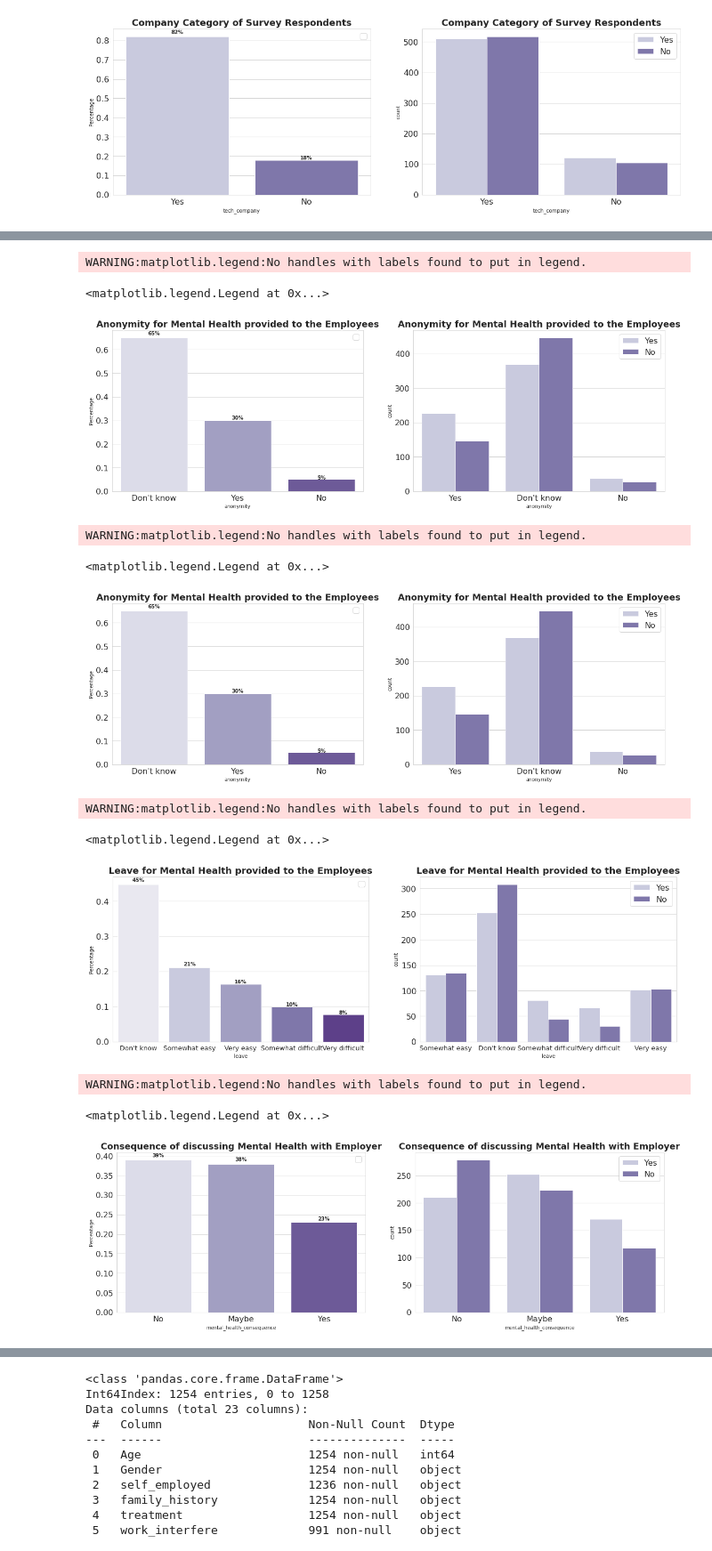
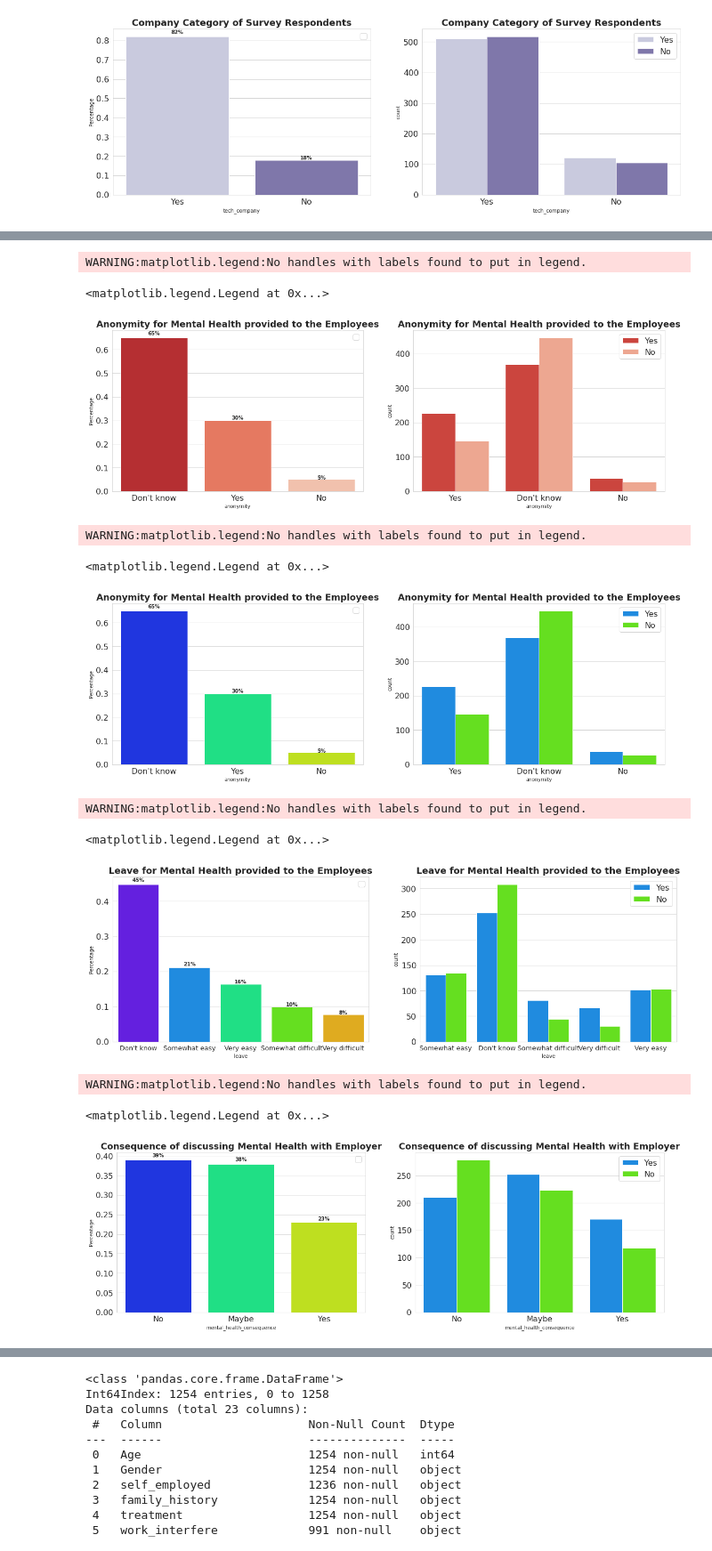
Before and after one commit to pawanshaw66/Mental_Health_pre, a Jupyter notebook: Task1_Curea.ipynb, the cells around one changed output, grey strips where cells are left out. Shown at 89% size. Saved outputs shown, nothing was run; the diff lists cells and outputs as text; code cells hidden in the pictures.

```diff
--- a/Task1_Curea.ipynb
+++ b/Task1_Curea.ipynb
@@ -383,7 +382,7 @@ WARNING:matplotlib.legend:No handles with labels found to put in legend.
 plt.figure(figsize=(20,6))
 plt.subplot(1,2,1)
 eda_percentage = df['wellness_program'].value_counts(normalize = True).rename_axis('wellness_program').reset_index(name = 'Percentage')
-ax = sns.barplot(x = 'wellness_program', y = 'Percentage', data = eda_percentage, palette='Purples')
+ax = sns.barplot(x = 'wellness_program', y = 'Percentage', data = eda_percentage, palette='BuGn')
 for p in ax.patches:
     width = p.get_width()
     height = p.get_height()
@@ -396,7 +395,7 @@ plt.yticks(fontsize=16)
 plt.legend(fontsize=16)
 
 plt.subplot(1,2,2)
-sns.countplot(df['wellness_program'], hue = df['treatment'], palette='Purples')
+sns.countplot(df['wellness_program'], hue = df['treatment'], palette='Reds_r')
 plt.title('Mental Health in Wellness Program provided to the Employees', fontsize=16, fontweight='bold')
 plt.xticks(fontsize=16)
 plt.yticks(fontsize=16)
@@ -409,7 +408,7 @@ WARNING:matplotlib.legend:No handles with labels found to put in legend.
 plt.figure(figsize=(20,6))
 plt.subplot(1,2,1)
 eda_percentage = df['anonymity'].value_counts(normalize = True).rename_axis('anonymity').reset_index(name = 'Percentage')
-ax = sns.barplot(x = 'anonymity', y = 'Percentage', data = eda_percentage, palette='Purples')
+ax = sns.barplot(x = 'anonymity', y = 'Percentage', data = eda_percentage, palette='Reds_r')
 for p in ax.patches:
     width = p.get_width()
     height = p.get_height()
@@ -422,7 +421,7 @@ plt.yticks(fontsize=16)
 plt.legend(fontsize=16)
 
 plt.subplot(1,2,2)
-sns.countplot(df['anonymity'], hue = df['treatment'], palette='Purples')
+sns.countplot(df['anonymity'], hue = df['treatment'], palette='Reds_r')
 plt.title('Anonymity for Mental Health provided to the Employees', fontsize=18, fontweight='bold')
 plt.xticks(fontsize=16)
 plt.yticks(fontsize=16)
@@ -430,12 +429,12 @@ plt.legend(fontsize=16)
 # %% [output]
 WARNING:matplotlib.legend:No handles with labels found to put in legend.
 <matplotlib.legend.Legend at 0x...>
-[figure, old version]
+[figure, new version]
 # %%
 plt.figure(figsize=(20,6))
 plt.subplot(1,2,1)
 eda_percentage = df['anonymity'].value_counts(normalize = True).rename_axis('anonymity').reset_index(name = 'Percentage')
-ax = sns.barplot(x = 'anonymity', y = 'Percentage', data = eda_percentage, palette='Purples')
+ax = sns.barplot(x = 'anonymity', y = 'Percentage', data = eda_percentage, palette='gist_rainbow_r')
 for p in ax.patches:
     width = p.get_width()
     height = p.get_height()
@@ -448,7 +447,7 @@ plt.yticks(fontsize=16)
 plt.legend(fontsize=16)
 
 plt.subplot(1,2,2)
-sns.countplot(df['anonymity'], hue = df['treatment'], palette='Purples')
+sns.countplot(df['anonymity'], hue = df['treatment'], palette='gist_rainbow_r')
 plt.title('Anonymity for Mental Health provided to the Employees', fontsize=18, fontweight='bold')
 plt.xticks(fontsize=16)
 plt.yticks(fontsize=16)
@@ -456,12 +455,12 @@ plt.legend(fontsize=16)
 # %% [output]
 WARNING:matplotlib.legend:No handles with labels found to put in legend.
 <matplotlib.legend.Legend at 0x...>
-[figure, old version]
+[figure, new version]
 # %%
 plt.figure(figsize=(20,6))
 plt.subplot(1,2,1)
 eda_percentage = df['leave'].value_counts(normalize = True).rename_axis('leave').reset_index(name = 'Percentage')
-ax = sns.barplot(x = 'leave', y = 'Percentage', data = eda_percentage, palette='Purples')
+ax = sns.barplot(x = 'leave', y = 'Percentage', data = eda_percentage, palette='gist_rainbow_r')
 for p in ax.patches:
     width = p.get_width()
     height = p.get_height()
@@ -474,7 +473,7 @@ plt.yticks(fontsize=16)
 plt.legend(fontsize=16)
 
 plt.subplot(1,2,2)
-sns.countplot(df['leave'], hue = df['treatment'], palette='Purples')
+sns.countplot(df['leave'], hue = df['treatment'], palette='gist_rainbow_r')
 plt.title('Leave for Mental Health provided to the Employees', fontsize=18, fontweight='bold')
 plt.xticks(fontsize=13)
 plt.yticks(fontsize=16)
@@ -482,33 +481,33 @@ plt.legend(fontsize=16)
 # %% [output]
 WARNING:matplotlib.legend:No handles with labels found to put in legend.
 <matplotlib.legend.Legend at 0x...>
-[figure, old version]
+[figure, new version]
 # %%
 plt.figure(figsize=(20,6))
 plt.subplot(1,2,1)
 eda_percentage = df['mental_health_consequence'].value_counts(normalize = True).rename_axis('mental_health_consequence').reset_index(name = 'Percentage')
-ax = sns.barplot(x = 'mental_health_consequence', y = 'Percentage', data = eda_percentage, palette='Purples')
+ax = sns.barplot(x = 'mental_health_consequence', y = 'Percentage', data = eda_percentage, palette='gist_rainbow_r')
 for p in ax.patches:
     width = p.get_width()
     height = p.get_height()
     x, y = p.get_xy()
     ax.annotate(f'{height:.0%}', (x + width/2, y + height*1.02), ha='center', fontweight='bold')
 
 plt.title('Consequence of discussing Mental Health with Employer', fontsize=18, fontweight='bold')
 plt.xticks(fontsize=16)
 plt.yticks(fontsize=16)
 plt.legend(fontsize=16)
 
 plt.subplot(1,2,2)
-sns.countplot(df['mental_health_consequence'], hue = df['treatment'], palette='Purples')
+sns.countplot(df['mental_health_consequence'], hue = df['treatment'], palette='gist_rainbow_r')
 plt.title('Consequence of discussing Mental Health with Employer', fontsize=18, fontweight='bold')
 plt.xticks(fontsize=16)
 plt.yticks(fontsize=16)
 plt.legend(fontsize=16)
 # %% [output]
 WARNING:matplotlib.legend:No handles with labels found to put in legend.
 <matplotlib.legend.Legend at 0x...>
-[figure, old version]
+[figure, new version]
 # %%
 plt.figure(figsize=(20,6))
 plt.subplot(1,2,1)
```
Also changed, not shown: parts of 19 cells of this notebook.
